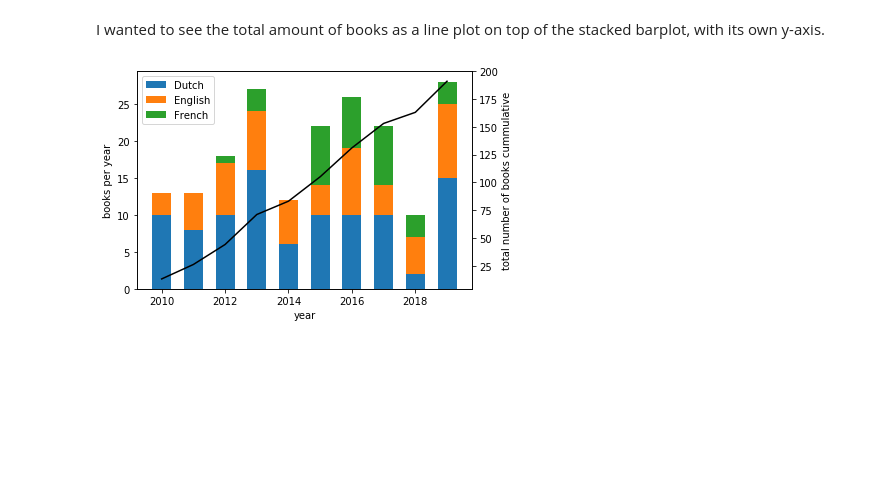
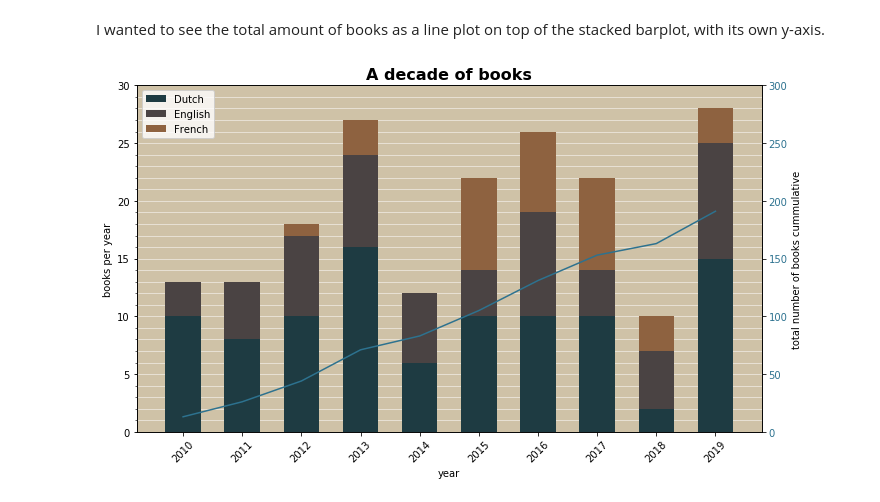
Before and after one commit to olivierspoor/data, a Jupyter notebook: adecadeofbooks/Books.ipynb, the cells around one changed output. Cells and saved outputs as stored; diff of their text form; code cells hidden in the pictures; blank space fills up the shorter version.

Commit message:
plot: labels, ticks, colors, titles

```diff
--- a/adecadeofbooks/Books.ipynb
+++ b/adecadeofbooks/Books.ipynb
@@ -94,22 +93,39 @@ dtype: int64
 # %% [markdown]
 I wanted to see the total amount of books as a line plot on top of the stacked barplot, with its own y-axis.
 # %%
-fig, ax1 = plt.subplots()
+from matplotlib.ticker import MultipleLocator
+
+fig, ax1 = plt.subplots(figsize=(10,6))
+
+ax1.set_facecolor('#CFC2A7')
 
 ax1.set_xlabel('year')
+plt.xticks(books_per_year.index, rotation=45)
+plt.yticks(ticks=[*range(0,30)])
+ax1.yaxis.set_minor_locator(MultipleLocator(1))
+ax1.yaxis.set_major_locator(MultipleLocator(5))
+
 ax1.set_ylabel('books per year')
-ax1.bar(books_per_year.index, books_per_year.Dutch, width=0.6, label='Dutch')
-ax1.bar(books_per_year.index, books_per_year.English, width=0.6, label='English', bottom=books_per_year.Dutch)
-ax1.bar(books_per_year.index, books_per_year.French, width=0.6, label='French', bottom=books_per_year.English+books_per_year.Dutch)
+ax1.bar(books_per_year.index, books_per_year.Dutch, width=0.6, label='Dutch', color='#1E3B42')
+ax1.bar(books_per_year.index, books_per_year.English, width=0.6, label='English', color='#4A4343', bottom=books_per_year.Dutch)
+ax1.bar(books_per_year.index, books_per_year.French, width=0.6, label='French', color='#8E6240', bottom=books_per_year.English+books_per_year.Dutch)
+ax1.set(ylim=(0, 30))
+
+ax1.set_axisbelow(True)
+ax1.grid(color='white', which='minor', axis='y', linestyle='-', linewidth=.5)
 
 ax1.legend()
 
 ax2 = ax1.twinx()
 
 ax2.set_ylabel('total number of books cummulative')
-ax2.plot(total_per_year_cummulative, color='black')
+ax2.plot(total_per_year_cummulative, color='#2D728F')
+ax2.tick_params(axis='y', labelcolor='#2D728F')
+ax2.set(ylim=(0, 300))
 
-# fig.tight_layout()
+
+plt.title('A decade of books', fontdict={'fontsize':'16', 'fontweight':'bold'})
+fig.tight_layout()
 plt.show()
 # %% [output]
-[figure, old version]
+[figure, new version]
```
Also changed, not shown: parts of 2 cells of this notebook.
